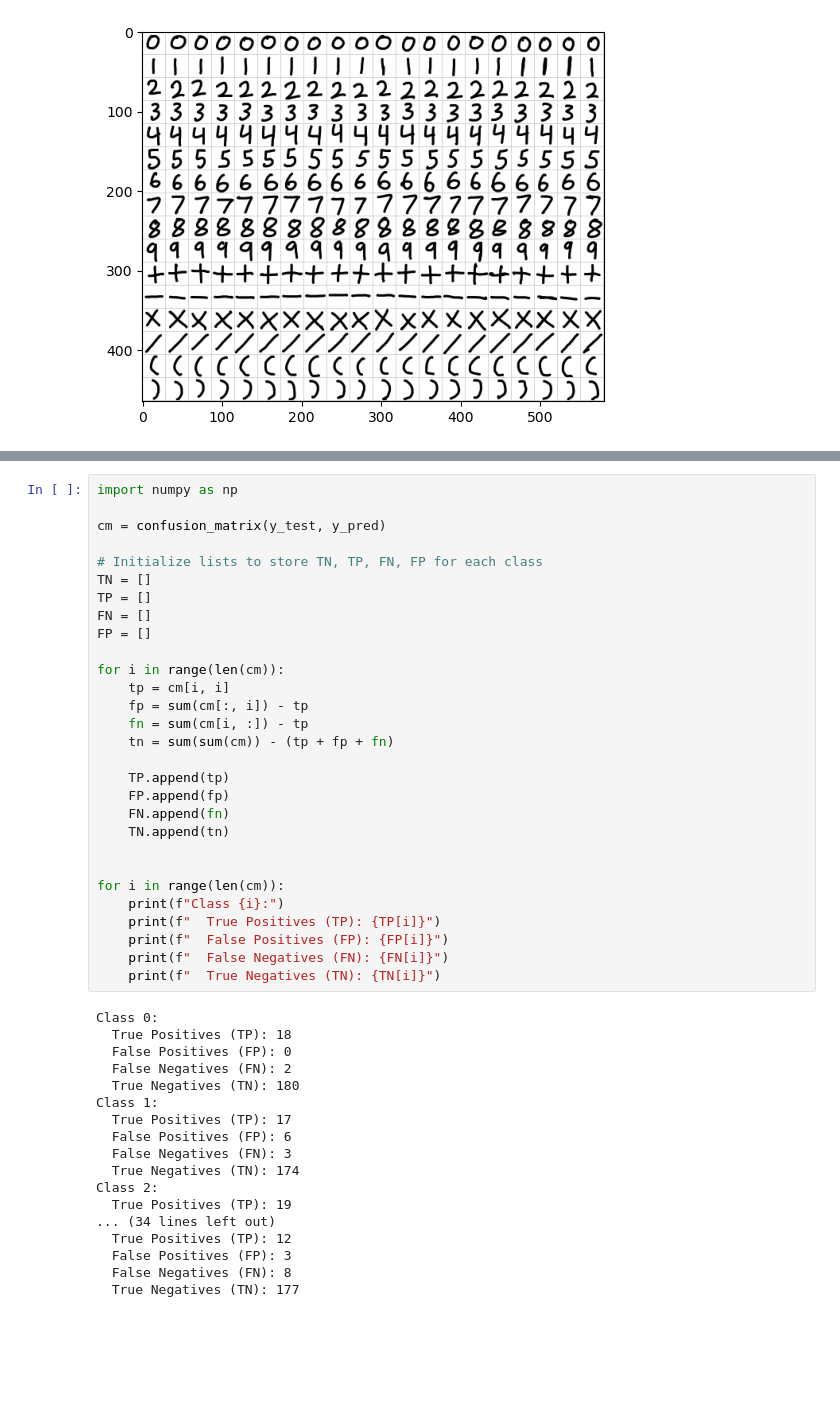
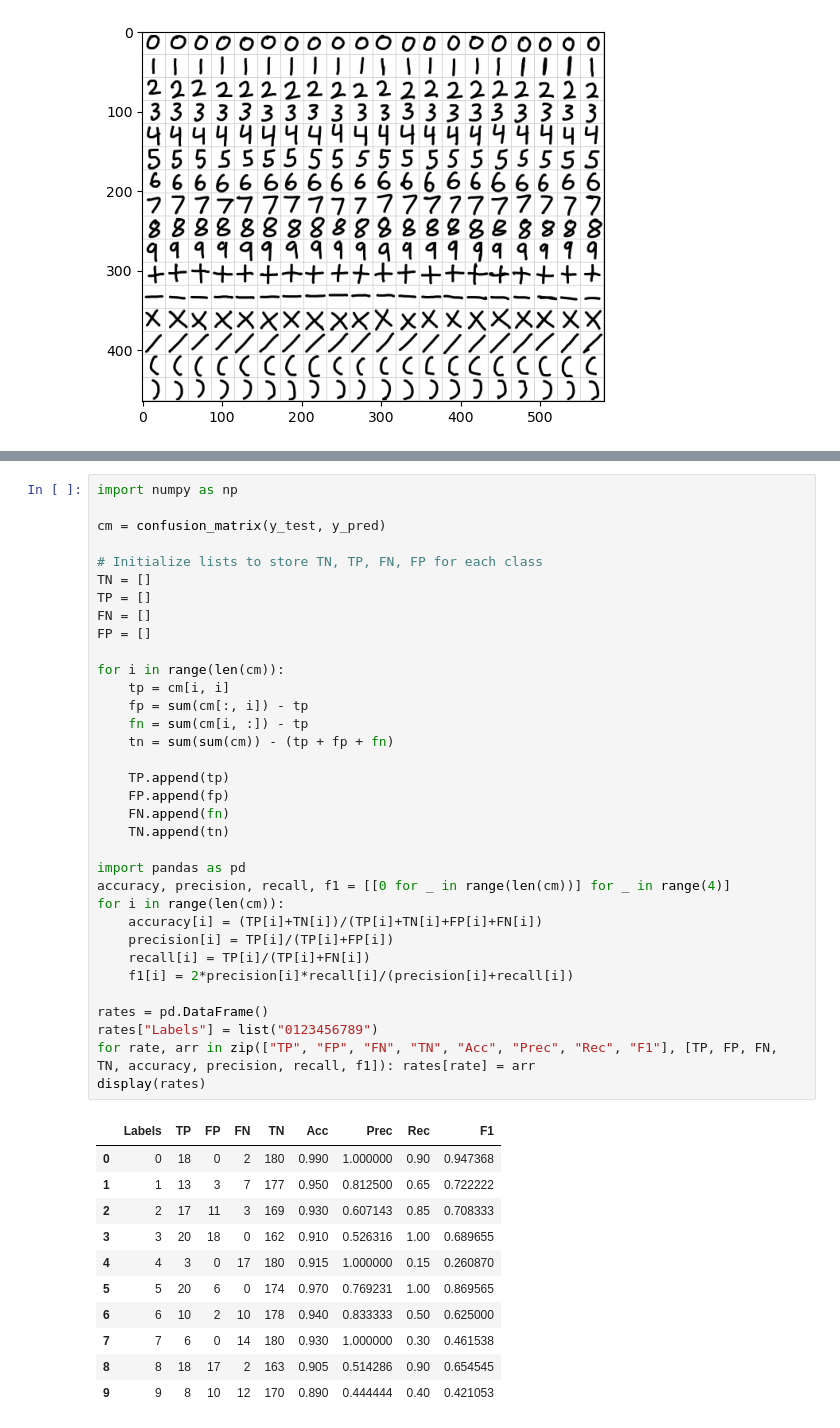
Before and after one commit to JasonFeng365/Group6Project, a Jupyter notebook: ExpressionEvaluator-V1.ipynb, the cells around one changed output, grey strips where cells are left out. Saved outputs shown, nothing was run; the diff lists cells and outputs as text; blank space fills up the shorter version.

```diff
--- a/ExpressionEvaluator-V1.ipynb
+++ b/ExpressionEvaluator-V1.ipynb
@@ -289,47 +289,46 @@ plt.show()
 # %%
 import numpy as np
 
 cm = confusion_matrix(y_test, y_pred)
 
 # Initialize lists to store TN, TP, FN, FP for each class
 TN = []
 TP = []
 FN = []
 FP = []
 
 for i in range(len(cm)):
     tp = cm[i, i]
     fp = sum(cm[:, i]) - tp
     fn = sum(cm[i, :]) - tp
     tn = sum(sum(cm)) - (tp + fp + fn)
 
     TP.append(tp)
     FP.append(fp)
     FN.append(fn)
     TN.append(tn)
 
+import pandas as pd
+accuracy, precision, recall, f1 = [[0 for _ in range(len(cm))] for _ in range(4)]
+for i in range(len(cm)):
+	accuracy[i] = (TP[i]+TN[i])/(TP[i]+TN[i]+FP[i]+FN[i])
+	precision[i] = TP[i]/(TP[i]+FP[i])
+	recall[i] = TP[i]/(TP[i]+FN[i])
+	f1[i] = 2*precision[i]*recall[i]/(precision[i]+recall[i])
 
-for i in range(len(cm)):
-    print(f"Class {i}:")
-    print(f"  True Positives (TP): {TP[i]}")
-    print(f"  False Positives (FP): {FP[i]}")
-    print(f"  False Negatives (FN): {FN[i]}")
-    print(f"  True Negatives (TN): {TN[i]}")
+rates = pd.DataFrame()
+rates["Labels"] = list("0123456789")
+for rate, arr in zip(["TP", "FP", "FN", "TN", "Acc", "Prec", "Rec", "F1"], [TP, FP, FN, TN, accuracy, precision, recall, f1]): rates[rate] = arr
+display(rates)
 # %% [output]
-Class 0:
-  True Positives (TP): 18
-  False Positives (FP): 0
-  False Negatives (FN): 2
-  True Negatives (TN): 180
-Class 1:
-  True Positives (TP): 17
-  False Positives (FP): 6
-  False Negatives (FN): 3
-  True Negatives (TN): 174
-Class 2:
-  True Positives (TP): 19
-... (34 lines left out)
-  True Positives (TP): 12
-  False Positives (FP): 3
-  False Negatives (FN): 8
-  True Negatives (TN): 177
+|  | Labels | TP | FP | FN | TN | Acc | Prec | Rec | F1 |
+| 0 | 0 | 18 | 0 | 2 | 180 | 0.990 | 1.000000 | 0.90 | 0.947368 |
+| 1 | 1 | 13 | 3 | 7 | 177 | 0.950 | 0.812500 | 0.65 | 0.722222 |
+| 2 | 2 | 17 | 11 | 3 | 169 | 0.930 | 0.607143 | 0.85 | 0.708333 |
+| 3 | 3 | 20 | 18 | 0 | 162 | 0.910 | 0.526316 | 1.00 | 0.689655 |
+| 4 | 4 | 3 | 0 | 17 | 180 | 0.915 | 1.000000 | 0.15 | 0.260870 |
+| 5 | 5 | 20 | 6 | 0 | 174 | 0.970 | 0.769231 | 1.00 | 0.869565 |
+| 6 | 6 | 10 | 2 | 10 | 178 | 0.940 | 0.833333 | 0.50 | 0.625000 |
+| 7 | 7 | 6 | 0 | 14 | 180 | 0.930 | 1.000000 | 0.30 | 0.461538 |
+| 8 | 8 | 18 | 17 | 2 | 163 | 0.905 | 0.514286 | 0.90 | 0.654545 |
+| 9 | 9 | 8 | 10 | 12 | 170 | 0.890 | 0.444444 | 0.40 | 0.421053 |
```
Also changed, not shown: parts of 7 cells of this notebook, 19 other files.
